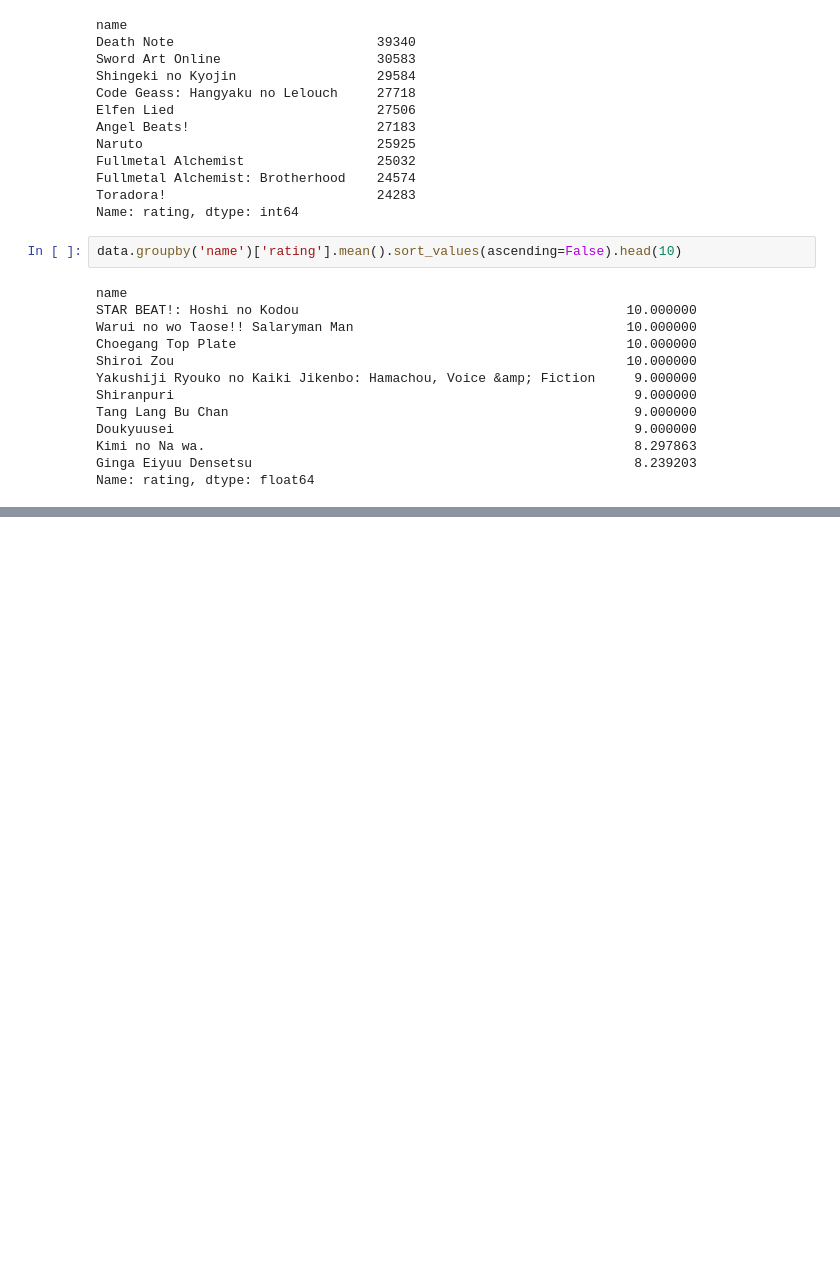
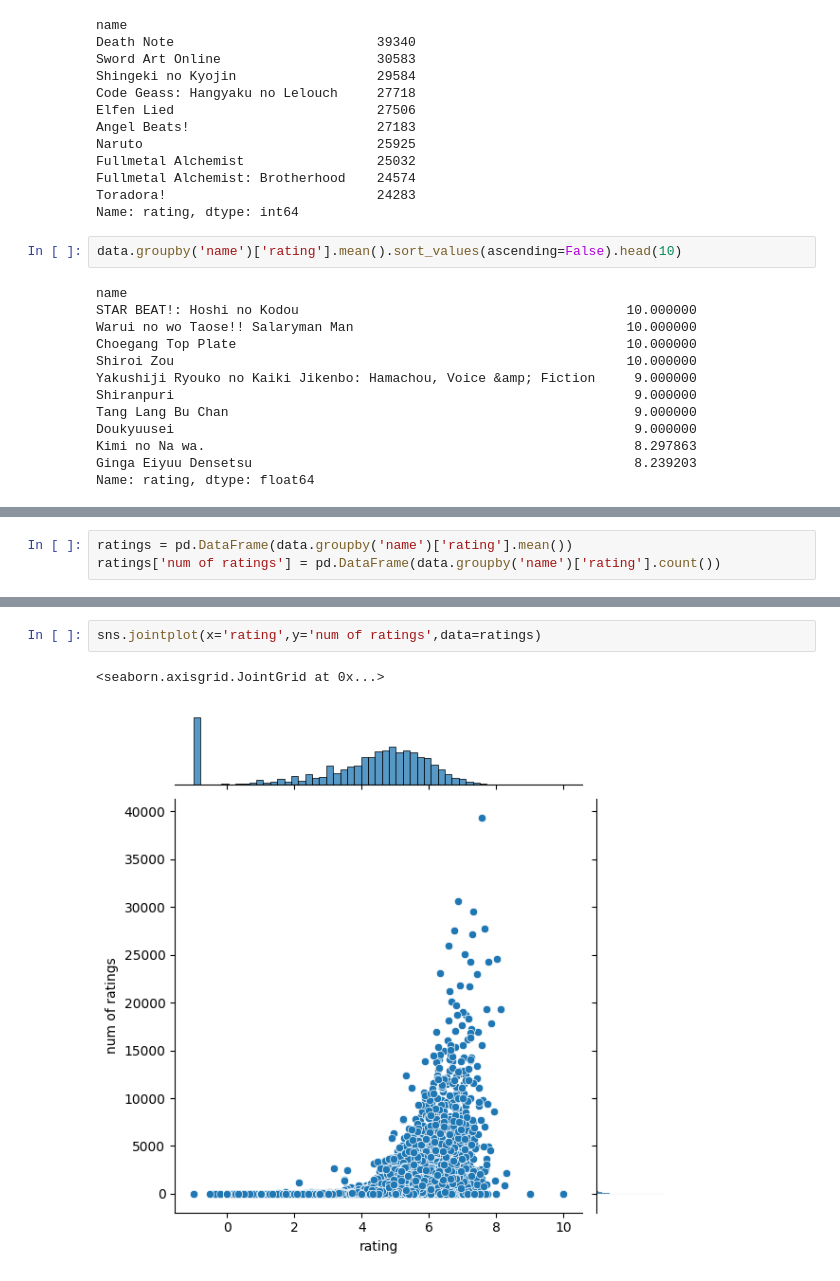
Before and after one commit to nadeap/Anime-Recommender-System, a Jupyter notebook: simple recom.ipynb, the cells around one changed output, grey strips where cells are left out. Drawn from its saved outputs; the diff is of its cells as text; blank space fills up the shorter version.

```diff
--- a/simple recom.ipynb
+++ b/simple recom.ipynb
@@ -121,0 +124,3 @@ Name: rating, dtype: float64
+# %%
+ratings = pd.DataFrame(data.groupby('name')['rating'].mean())
+ratings['num of ratings'] = pd.DataFrame(data.groupby('name')['rating'].count())
@@ -121,0 +140,5 @@ Name: rating, dtype: float64
+# %%
+sns.jointplot(x='rating',y='num of ratings',data=ratings)
+# %% [output]
+<seaborn.axisgrid.JointGrid at 0x...>
+[figure, added]
```
Also changed, not shown: parts of 3 cells of this notebook.
